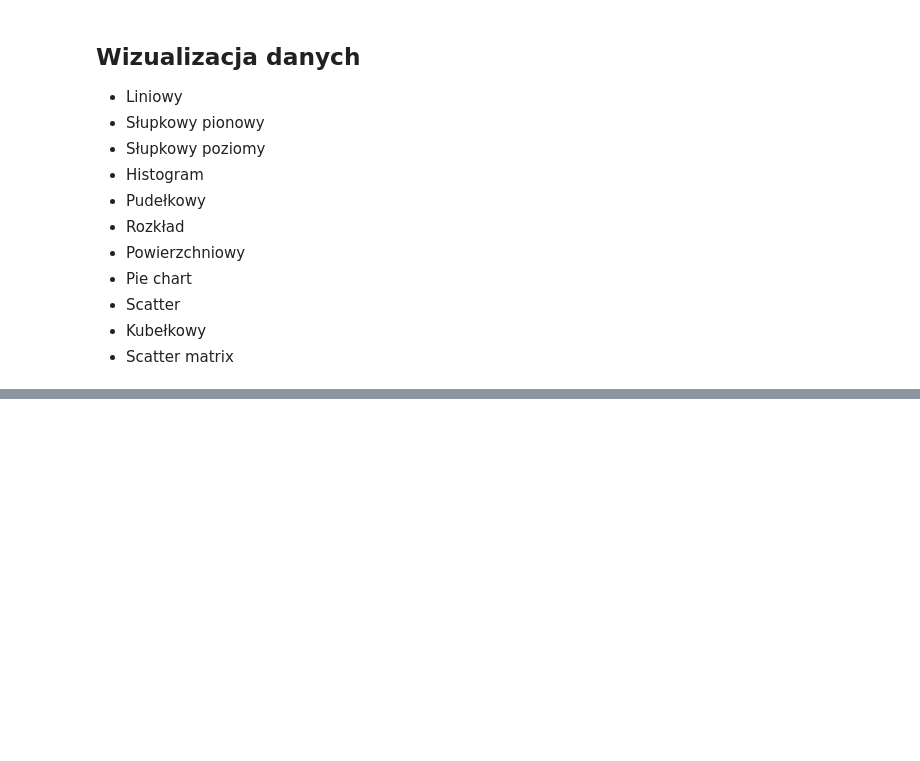
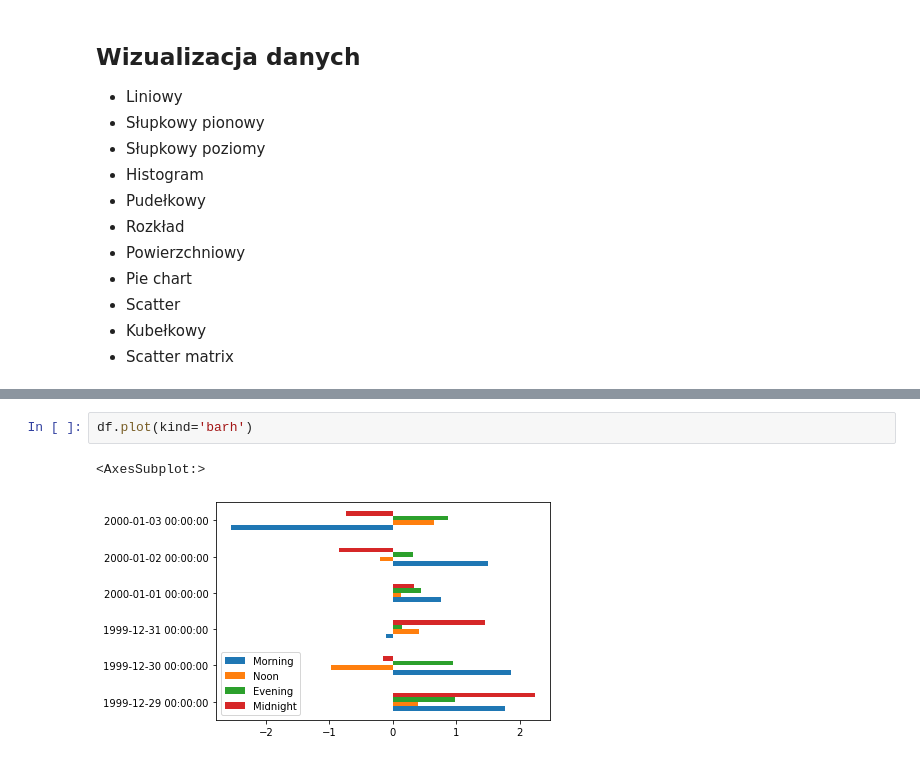
Before and after one commit to sagespl/python-masterclass, a Jupyter notebook: f04e-pandas-dataframe-dane-lekcja.ipynb, the cells around one changed output, grey strips where cells are left out. Saved outputs shown, nothing was run; the diff lists cells and outputs as text; blank space fills up the shorter version.

```diff
--- a/f04e-pandas-dataframe-dane-lekcja.ipynb
+++ b/f04e-pandas-dataframe-dane-lekcja.ipynb
@@ -66,0 +212,5 @@ last_names = pd.DataFrame({
+# %%
+df.plot(kind='barh')
+# %% [output]
+<AxesSubplot:>
+[figure, added]
```
Also changed, not shown: parts of 28 cells of this notebook, 3 other files.
